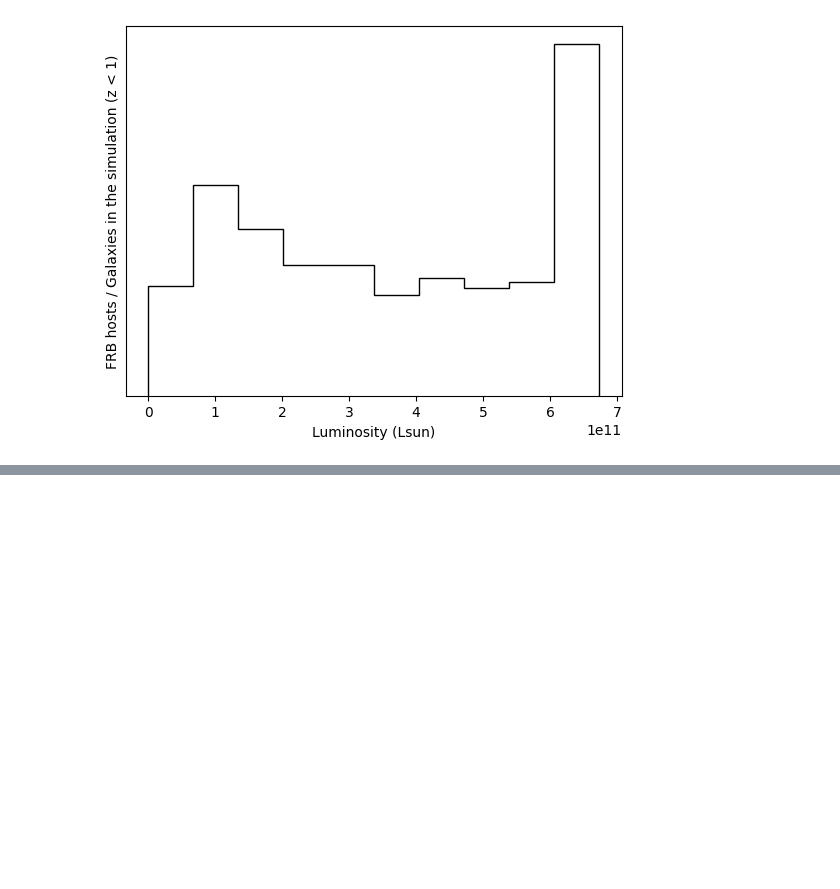
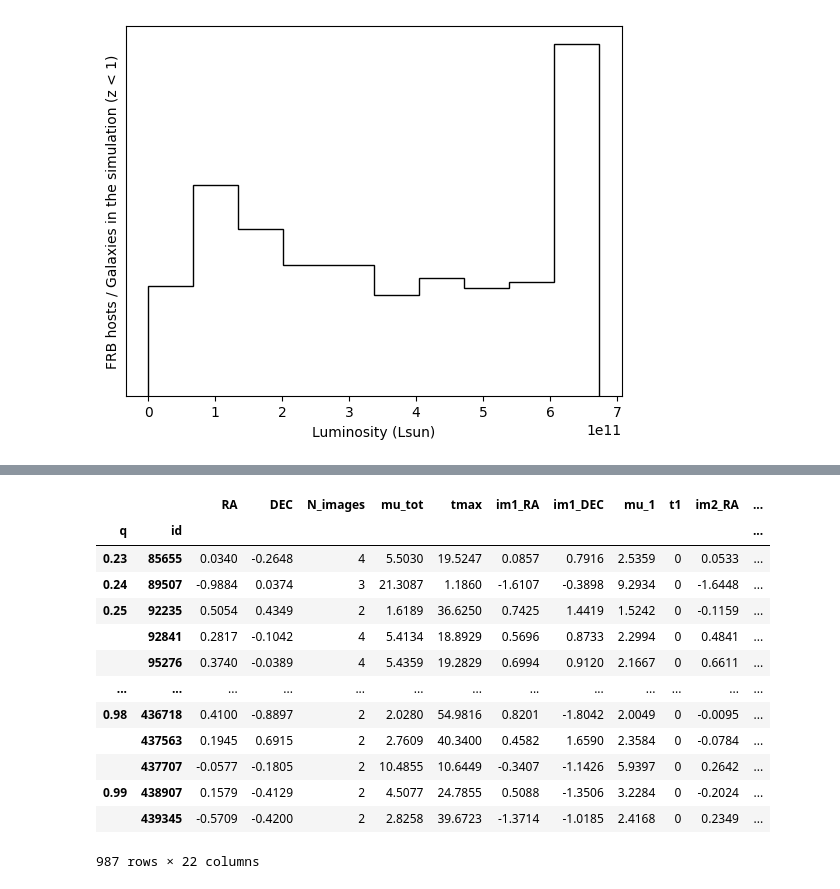
Before and after one commit to danielemichilli/slf, a Jupyter notebook: Gravitational_Lensing.ipynb, the cells around one changed output, grey strips where cells are left out. Drawn from its saved outputs; the diff is of its cells as text; code cells hidden in the pictures; blank space fills up the shorter version.

```diff
--- a/Gravitational_Lensing.ipynb
+++ b/Gravitational_Lensing.ipynb
@@ -2915,8 +2037,0 @@ df2 = pd.DataFrame({'rkey': ['foo', 'bar', 'baz', 'foo'],
-# %%
-dfs = list()
-for ii in np.arange(0.01, 1, 0.01):
-    jj = round(ii, 2)
-    tab = pd.read_csv(f"SIE/positions_mu_t_q={jj}.csv", index_col=0)
-    tab["q"] = jj
-    dfs.append(tab)
-magnification_sim = pd.concat(dfs, ignore_index=True)
@@ -2943,0 +2043,10 @@ magnification_sim
+# %%
+# https://arxiv.org/pdf/1208.3522.pdf, Eq. 21
+
+m = (
+    2.5 *
+    (np.array(hosts['sigma(km/s)'])*u.km/u.s)**2 *
+    (np.array(hosts['halflightradius_l(arcsec)'])*u.arcsec).to(u.rad).value *
+    cosmo.angular_diameter_distance(np.array(hosts['z_l'])) /
+    const.G
+).to(u.M_sun)
@@ -2943,0 +2457,19 @@ magnification_sim
+# %%
+ccc = sie.iloc[sie_idx].sort_index()
+# %%
+ccc
+# %% [output]
+|  |  | RA | DEC | N_images | mu_tot | tmax | im1_RA | im1_DEC | mu_1 | t1 | im2_RA | ... |
+| q | id |  |  |  |  |  |  |  |  |  |  | ... |
+| 0.23 | 85655 | 0.0340 | -0.2648 | 4 | 5.5030 | 19.5247 | 0.0857 | 0.7916 | 2.5359 | 0 | 0.0533 | ... |
+| 0.24 | 89507 | -0.9884 | 0.0374 | 3 | 21.3087 | 1.1860 | -1.6107 | -0.3898 | 9.2934 | 0 | -1.6448 | ... |
+| 0.25 | 92235 | 0.5054 | 0.4349 | 2 | 1.6189 | 36.6250 | 0.7425 | 1.4419 | 1.5242 | 0 | -0.1159 | ... |
+|  | 92841 | 0.2817 | -0.1042 | 4 | 5.4134 | 18.8929 | 0.5696 | 0.8733 | 2.2994 | 0 | 0.4841 | ... |
+|  | 95276 | 0.3740 | -0.0389 | 4 | 5.4359 | 19.2829 | 0.6994 | 0.9120 | 2.1667 | 0 | 0.6611 | ... |
+| ... | ... | ... | ... | ... | ... | ... | ... | ... | ... | ... | ... | ... |
+| 0.98 | 436718 | 0.4100 | -0.8897 | 2 | 2.0280 | 54.9816 | 0.8201 | -1.8042 | 2.0049 | 0 | -0.0095 | ... |
+|  | 437563 | 0.1945 | 0.6915 | 2 | 2.7609 | 40.3400 | 0.4582 | 1.6590 | 2.3584 | 0 | -0.0784 | ... |
+|  | 437707 | -0.0577 | -0.1805 | 2 | 10.4855 | 10.6449 | -0.3407 | -1.1426 | 5.9397 | 0 | 0.2642 | ... |
+| 0.99 | 438907 | 0.1579 | -0.4129 | 2 | 4.5077 | 24.7855 | 0.5088 | -1.3506 | 3.2284 | 0 | -0.2024 | ... |
+|  | 439345 | -0.5709 | -0.4200 | 2 | 2.8258 | 39.6723 | -1.3714 | -1.0185 | 2.4168 | 0 | 0.2349 | ... |
+987 rows × 22 columns
```
Also changed, not shown: parts of 160 cells of this notebook.
